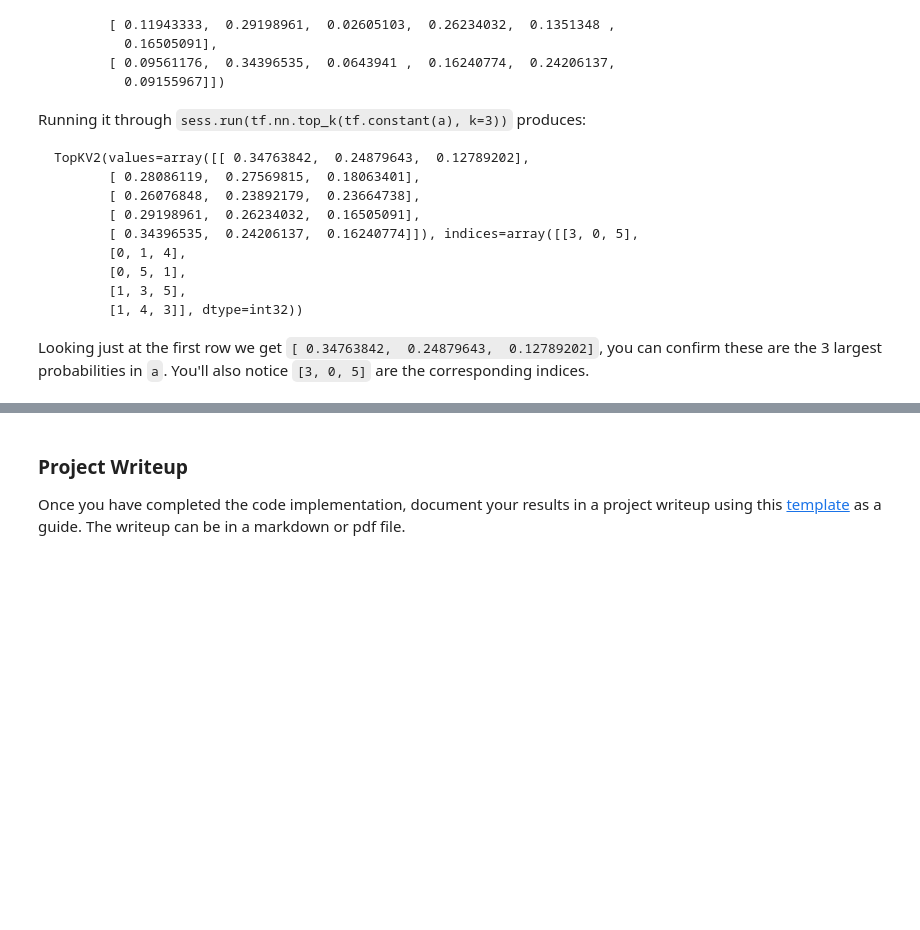
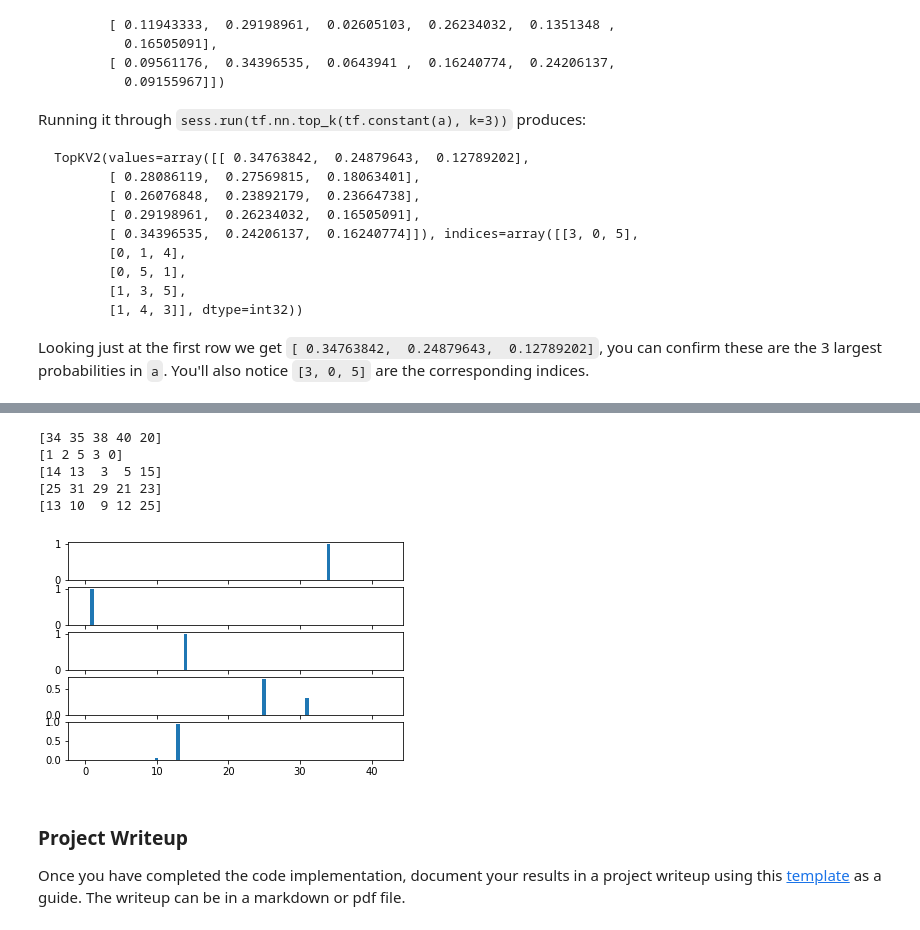
Before and after one commit to JonTChrome/SDC_Traffic_Signs, a Jupyter notebook: Traffic_Sign_Classifier.ipynb, the cells around one changed output, grey strips where cells are left out. Drawn from its saved outputs; the diff is of its cells as text; code cells hidden in the pictures; blank space fills up the shorter version.

```diff
--- a/Traffic_Sign_Classifier.ipynb
+++ b/Traffic_Sign_Classifier.ipynb
@@ -267,7 +326,7 @@ def evaluate(X_data, y_data):
     sess = tf.get_default_session()
     for offset in range(0, num_examples, BATCH_SIZE):
         batch_x, batch_y = X_data[offset:offset+BATCH_SIZE], y_data[offset:offset+BATCH_SIZE]
-        accuracy = sess.run(accuracy_operation, feed_dict={x: batch_x, y: batch_y})
+        accuracy = sess.run(accuracy_operation, feed_dict={x: batch_x, y: batch_y, keep_prob: keep_const})
         total_accuracy += (accuracy * len(batch_x))
     return total_accuracy / num_examples
 # %%
@@ -282,10 +341,13 @@ with tf.Session() as sess:
         for offset in range(0, num_examples, BATCH_SIZE):
             end = offset + BATCH_SIZE
             batch_x, batch_y = X_train[offset:end], y_train[offset:end]
-            sess.run(training_operation, feed_dict={x: batch_x, y: batch_y})
+            sess.run(training_operation, feed_dict={x: batch_x, y: batch_y, keep_prob: 0.75})
 
+        training_accuracy = evaluate(X_train, y_train)
         validation_accuracy = evaluate(X_valid, y_valid)
+
         print("EPOCH {} ...".format(i+1))
+        print("Training Accuracy = {:.3f}".format(training_accuracy))
         print("Validation Accuracy = {:.3f}".format(validation_accuracy))
         print()
 
@@ -310,2 +372,8 @@ Validation Accuracy = 0.886
 
 Model saved
+# %%
+with tf.Session() as sess:
+    saver.restore(sess, tf.train.latest_checkpoint('.'))
+
+    test_accuracy = evaluate(X_test, y_test)
+    print("Test Accuracy = {:.3f}".format(test_accuracy))
@@ -428,3 +517,15 @@ Looking just at the first row we get `[ 0.34763842,  0.24879643,  0.12789202]`,
 # %%
 ### Print out the top five softmax probabilities for the predictions on the German traffic sign images found on the web.
 ### Feel free to use as many code cells as needed.
+
+def do_softmax(images):
+    softmax = tf.nn.softmax(logits)
+    with tf.Session() as sess:
+        saver.restore(sess, tf.train.latest_checkpoint('.'))
+
+        softmaxProb = sess.run(softmax, feed_dict={x: images, keep_prob: 1.0})
+        top5 = sess.run(tf.nn.top_k(tf.constant(softmaxProb), k=5))
+        return top5
+
+sm = do_softmax(new_images)
+print(sm)
@@ -431,3 +588,28 @@ Looking just at the first row we get `[ 0.34763842,  0.24879643,  0.12789202]`,
+# %%
+fig = plt.figure()
+width = 0.5
+xrange = range(43)
+
+def get_y(x, y):
+    print(x)
+    return_set = np.zeros(43)
+    for i in range(0, len(x)):
+        return_set[x[i]] = y[i]
+    return return_set
+
+for i in range(5):
+    y = get_y(sm[1][i], sm[0][i])
+    ax = fig.add_subplot(5,1,i+1)
+    ax.bar(xrange, y , width)
+
+plt.show()
+# %% [output]
+[34 35 38 40 20]
+[1 2 5 3 0]
+[14 13  3  5 15]
+[25 31 29 21 23]
+[13 10  9 12 25]
+[figure, added]
 # %% [markdown]
 ### Project Writeup
 
```
Also changed, not shown: parts of 11 cells of this notebook, 12 other files.
